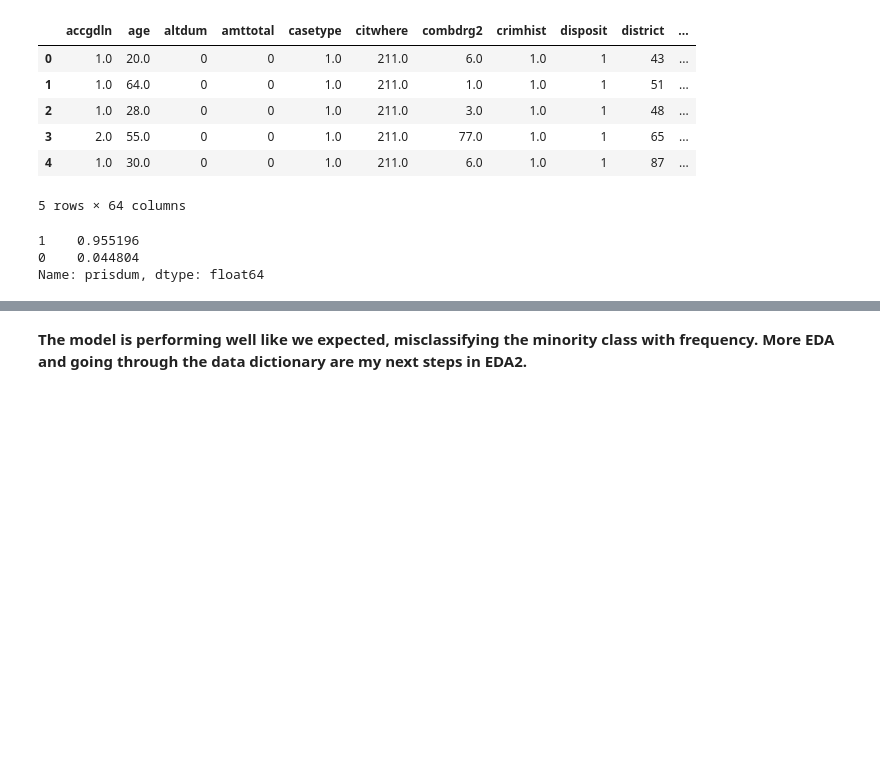
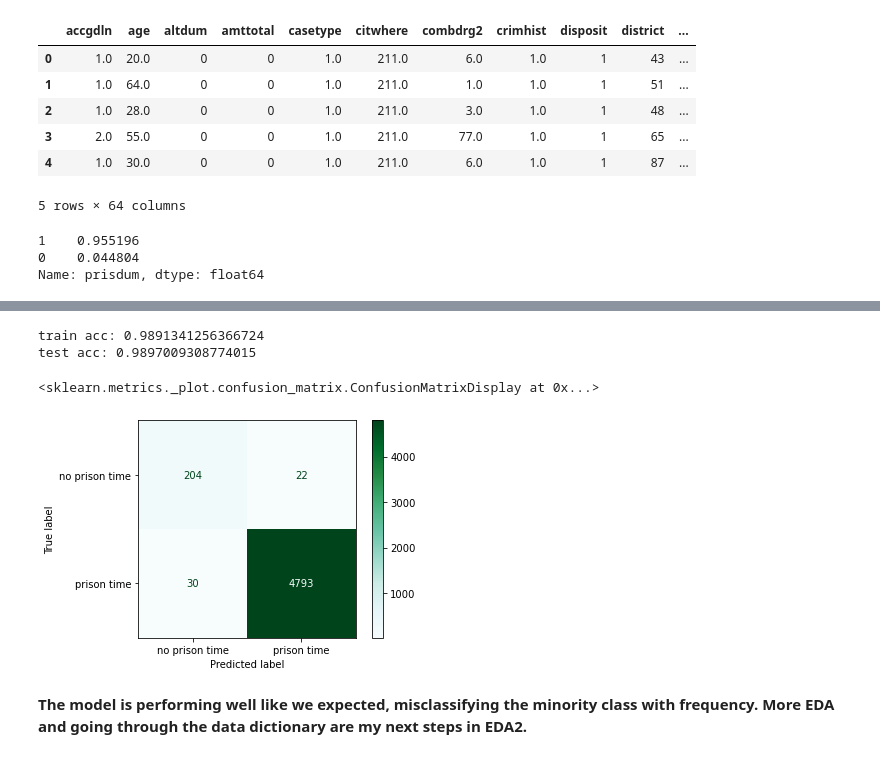
Before and after one commit to 123CarlosRivera/project5, a Jupyter notebook: carlos/modeling_1.ipynb, the cells around one changed output, grey strips where cells are left out. Cells and saved outputs as stored; diff of their text form; code cells hidden in the pictures; blank space fills up the shorter version.

Commit message:
pushing project changes to modeling

````diff
--- a/carlos/modeling_1.ipynb
+++ b/carlos/modeling_1.ipynb
@@ -17,5 +17,16 @@ from sklearn.metrics import plot_confusion_matrix, confusion_matrix
 import warnings
 warnings.filterwarnings('ignore')
+# %%
+# Function that trains a logreg and returns a confusion matrix plot so that we can evaluate the misclassifications.
+def logreg(X_train,X_test,y_train,y_test):
+    # instantiate, train, evaluate
+    logreg = LogisticRegression()
+    logreg.fit(X_train,y_train)
+    # evaluate
+    print(f"train acc: {logreg.score(X_train,y_train)}")
+    print(f"test acc: {logreg.score(X_test,y_test)}")
+
+    return plot_confusion_matrix(logreg, X_test, y_test, cmap='BuGn', display_labels=['no prison time', 'prison time'])
 # %% [markdown]
 ## ```Modeling after EDA1```
 ---
@@ -41,7 +52,7 @@ drugs['prisdum'].value_counts(normalize=True)
 0    0.044804
 Name: prisdum, dtype: float64
 # %%
-drugs.drop(columns=)
+drugs.drop(columns='educatn', inplace=True)
 # %%
 drugs.columns
 # %% [output]
@@ -59,9 +70,9 @@ Index(['accgdln', 'age', 'altdum', 'amttotal', 'casetype', 'citwhere',
       dtype='object')
 # %%
-# model with UN_balanced classes
+# model with IM_balanced classes
 
 #set up X/y
-X = drugs[['age','drugmin','educatn','neweduc','quarter','sources',
+X = drugs[['age','drugmin','neweduc','quarter','sources',
            'statmax', 'statmin', 'supermax', 'supermin','suprel',
            'timservc', 'totchpts', 'totrest', 'totunit', 'typemony',
            'reas2', 'reas3', 'regsxmin', 'relmin', 'restdet1', 'restdum', 'safe',
@@ -75,7 +86,7 @@ X_train, X_test, y_train, y_test = train_test_split(X,y,random_state=42, train_s
 # scale data
 ss = StandardScaler()
 X_train_ss = ss.fit_transform(X_train)
-X_test_ss = ss.fit_transform(X_test)
+X_test_ss = ss.transform(X_test)
 
 # train multiple models
-unbalanced_class_scores = classify(X_train_ss,X_test_ss,y_train,y_test)
+imbalanced_class_scores = classify(X_train_ss,X_test_ss,y_train,y_test)
@@ -97,18 +92,0 @@ unbalanced_class_scores
-# %%
-# import model
-from sklearn.linear_model import LogisticRegression
-
-# instantiate, train, evaluate
-logreg = LogisticRegression()
-logreg.fit(X_train_ss,y_train)
-print(f"train acc: {logreg.score(X_train_ss,y_train)}")
-print(f"test acc: {logreg.score(X_test_ss,y_test)}")
-
-# create df to visualize coefs
-logreg_scores = pd.DataFrame(columns=X.columns,data=logreg.coef_).T
-
-# set up confusion matrix
-cm = confusion_matrix(y_test,logreg.predict(X_test_ss))
-
-# plot matrix
-plot_confusion_matrix(logreg, X_test_ss, y_test, cmap='BuGn', display_labels=['no prison time', 'prison time']);
@@ -119,3 +108,10 @@ test acc: 0.9795999207763914
+# %%
+logreg(X_train_ss, X_test_ss, y_train, y_test)
+# %% [output]
+train acc: 0.9891341256366724
+test acc: 0.9897009308774015
+<sklearn.metrics._plot.confusion_matrix.ConfusionMatrixDisplay at 0x...>
+[figure, added]
 # %% [markdown]
 **The model is performing well like we expected, misclassifying the minority class with frequency. More EDA and going through the data dictionary are my next steps in EDA2.**
 # %%
````
Also changed, not shown: parts of 36 cells of this notebook, 2 other files.
